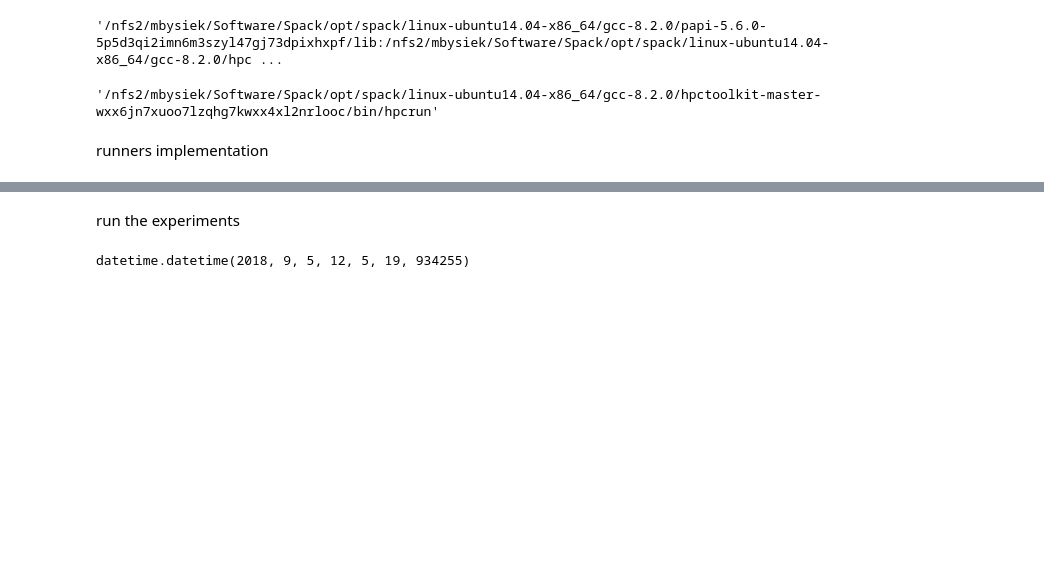
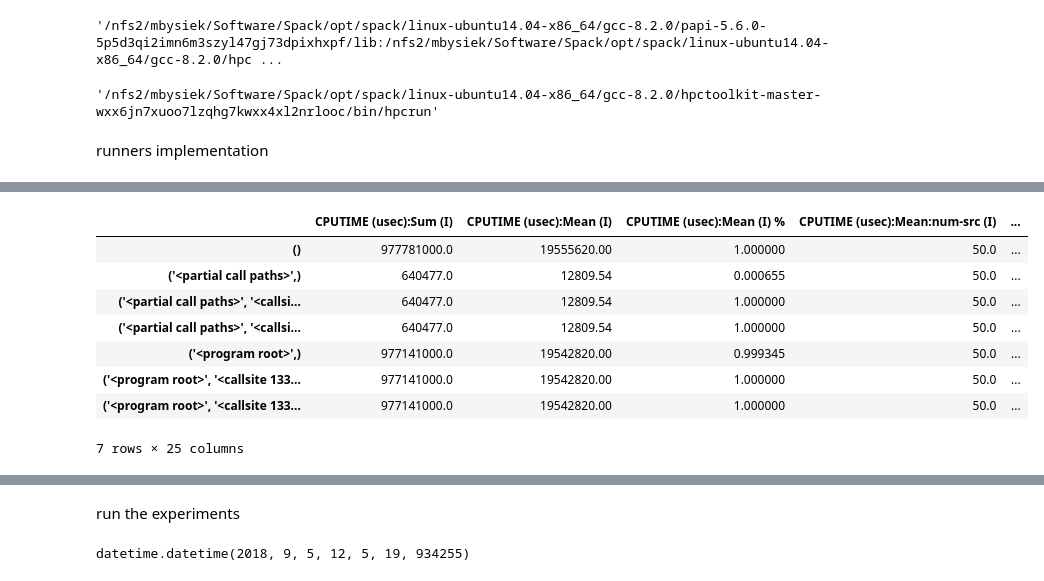
Before and after one commit to mbdevpl/docker-transpyle-flash, a Jupyter notebook: profile_flash.ipynb, the cells around one changed output, grey strips where cells are left out. Saved outputs shown, nothing was run; the diff lists cells and outputs as text; code cells hidden in the pictures; blank space fills up the shorter version.

```diff
--- a/profile_flash.ipynb
+++ b/profile_flash.ipynb
@@ -171,0 +265,12 @@ def profile_db_path(date=None, *, test_name) -> pathlib.Path:
+# %%
+df[::len(df) // 4]
+# %% [output]
+|  | CPUTIME (usec):Sum (I) | CPUTIME (usec):Mean (I) | CPUTIME (usec):Mean (I) % | CPUTIME (usec):Mean:num-src (I) | ... |
+| () | 977781000.0 | 19555620.00 | 1.000000 | 50.0 | ... |
+| ('<partial call paths>',) | 640477.0 | 12809.54 | 0.000655 | 50.0 | ... |
+| ('<partial call paths>', '<callsi... | 640477.0 | 12809.54 | 1.000000 | 50.0 | ... |
+| ('<partial call paths>', '<callsi... | 640477.0 | 12809.54 | 1.000000 | 50.0 | ... |
+| ('<program root>',) | 977141000.0 | 19542820.00 | 0.999345 | 50.0 | ... |
+| ('<program root>', '<callsite 133... | 977141000.0 | 19542820.00 | 1.000000 | 50.0 | ... |
+| ('<program root>', '<callsite 133... | 977141000.0 | 19542820.00 | 1.000000 | 50.0 | ... |
+7 rows × 25 columns
```
Also changed, not shown: parts of 19 cells of this notebook, 1 other file.
